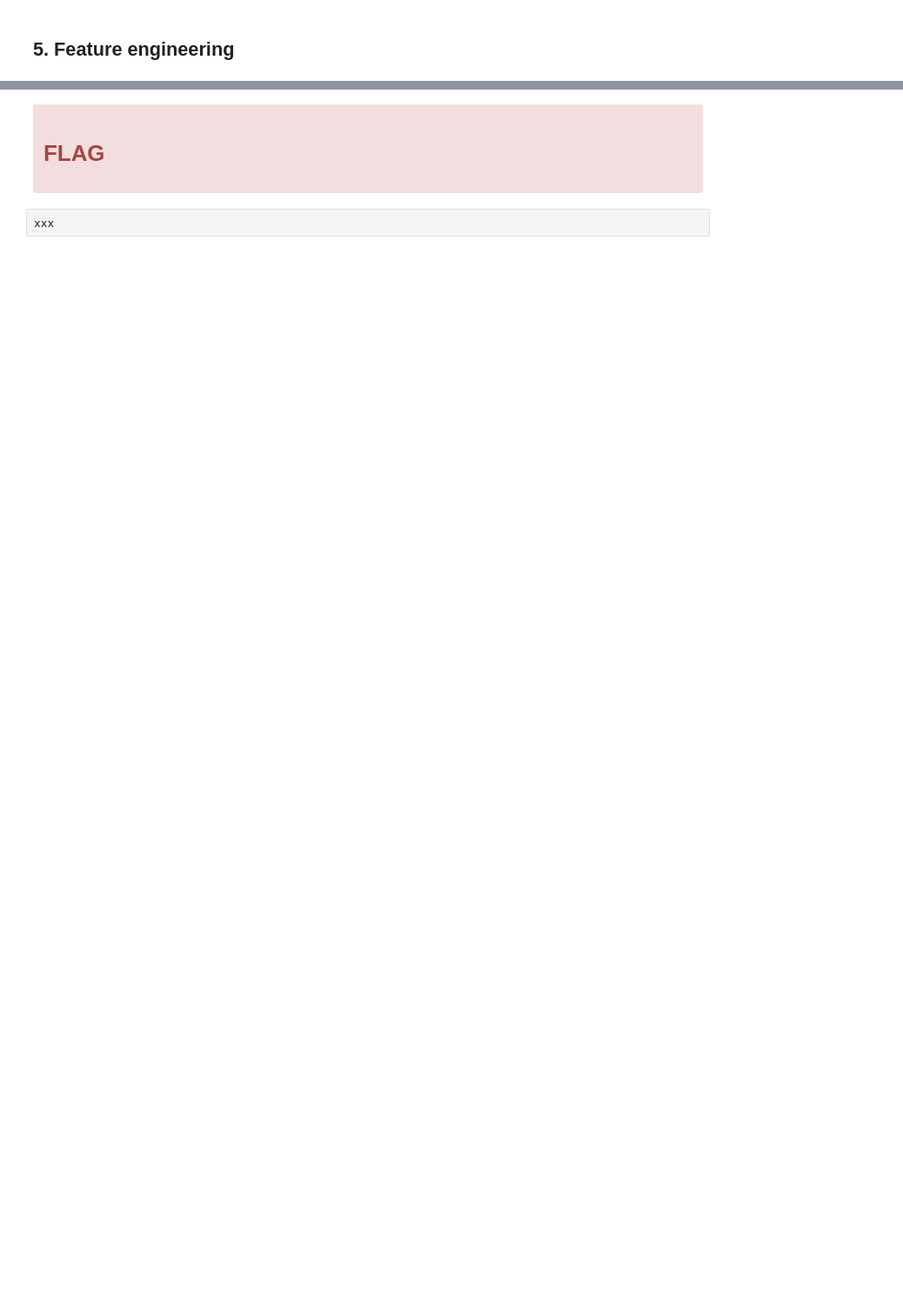
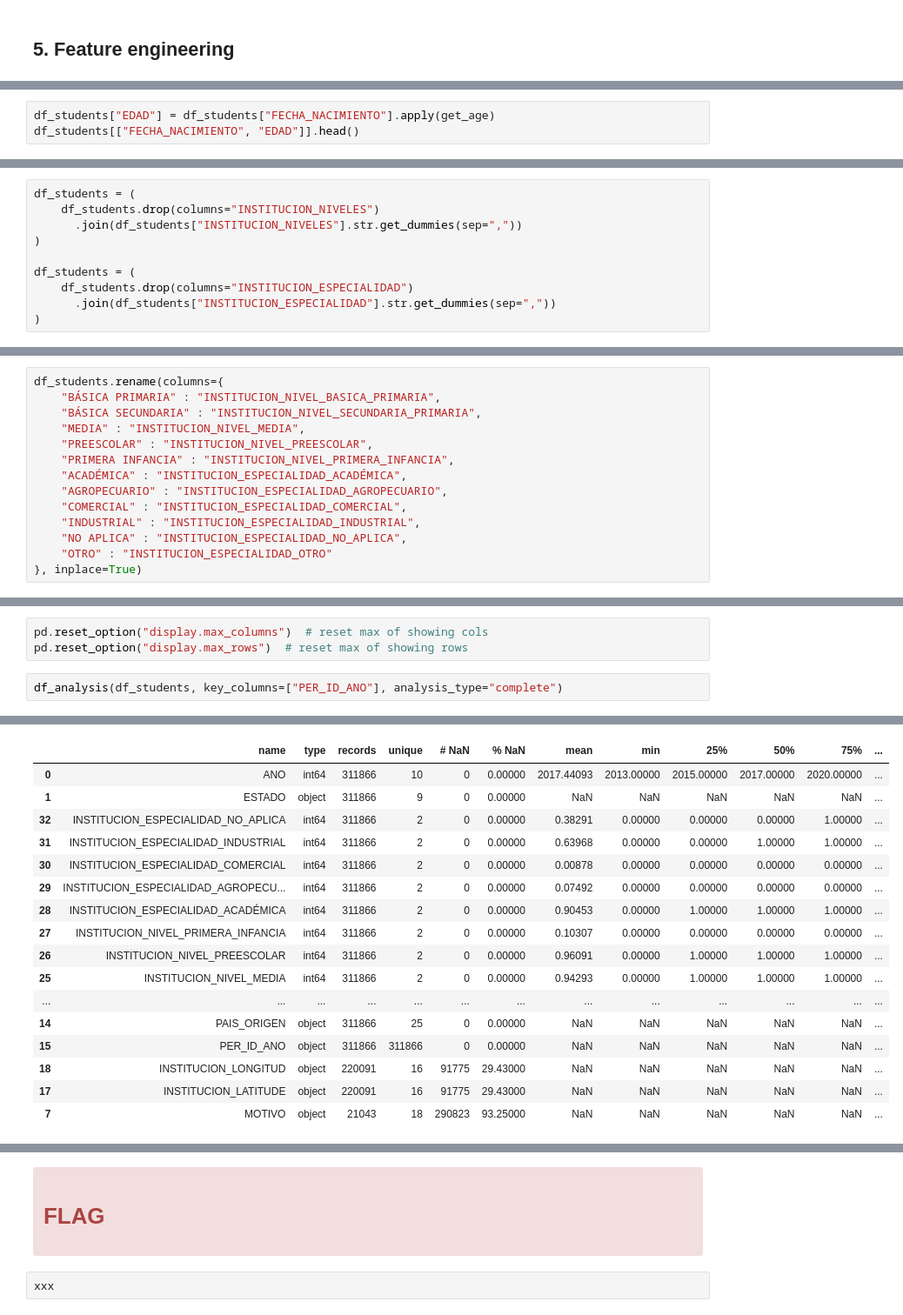
Before and after one commit to samirhinojosa/school-dropout-in-sogamoso, a Jupyter notebook: notebooks/school_dropout_eda_final.ipynb, the cells around one changed output, grey strips where cells are left out. Shown: that part at 87% size. Drawn from its saved outputs; the diff is of its cells as text; blank space fills up the shorter version.

```diff
--- a/notebooks/school_dropout_eda_final.ipynb
+++ b/notebooks/school_dropout_eda_final.ipynb
@@ -1388,0 +1174,3 @@ Detailed analysis
+# %%
+df_students["EDAD"] = df_students["FECHA_NACIMIENTO"].apply(get_age)
+df_students[["FECHA_NACIMIENTO", "EDAD"]].head()
@@ -1388,0 +1226,10 @@ Detailed analysis
+# %%
+df_students = (
+    df_students.drop(columns="INSTITUCION_NIVELES")
+      .join(df_students["INSTITUCION_NIVELES"].str.get_dummies(sep=","))
+)
+
+df_students = (
+    df_students.drop(columns="INSTITUCION_ESPECIALIDAD")
+      .join(df_students["INSTITUCION_ESPECIALIDAD"].str.get_dummies(sep=","))
+)
@@ -1388,0 +1249,14 @@ Detailed analysis
+# %%
+df_students.rename(columns={
+    "BÁSICA PRIMARIA" : "INSTITUCION_NIVEL_BASICA_PRIMARIA",
+    "BÁSICA SECUNDARIA" : "INSTITUCION_NIVEL_SECUNDARIA_PRIMARIA",
+    "MEDIA" : "INSTITUCION_NIVEL_MEDIA",
+    "PREESCOLAR" : "INSTITUCION_NIVEL_PREESCOLAR",
+    "PRIMERA INFANCIA" : "INSTITUCION_NIVEL_PRIMERA_INFANCIA",
+    "ACADÉMICA" : "INSTITUCION_ESPECIALIDAD_ACADÉMICA",
+    "AGROPECUARIO" : "INSTITUCION_ESPECIALIDAD_AGROPECUARIO",
+    "COMERCIAL" : "INSTITUCION_ESPECIALIDAD_COMERCIAL",
+    "INDUSTRIAL" : "INSTITUCION_ESPECIALIDAD_INDUSTRIAL",
+    "NO APLICA" : "INSTITUCION_ESPECIALIDAD_NO_APLICA",
+    "OTRO" : "INSTITUCION_ESPECIALIDAD_OTRO"
+}, inplace=True)
@@ -1388,0 +1289,6 @@ Detailed analysis
+# %%
+pd.reset_option("display.max_columns")  # reset max of showing cols
+pd.reset_option("display.max_rows")  # reset max of showing rows
+# %%
+df_analysis(df_students, key_columns=["PER_ID_ANO"], analysis_type="complete")
+# %% [output]
@@ -1388,0 +1313,17 @@ Detailed analysis
+|  | name | type | records | unique | # NaN | % NaN | mean | min | 25% | 50% | 75% | ... |
+| 0 | ANO | int64 | 311866 | 10 | 0 | 0.00000 | 2017.44093 | 2013.00000 | 2015.00000 | 2017.00000 | 2020.00000 | ... |
+| 1 | ESTADO | object | 311866 | 9 | 0 | 0.00000 | NaN | NaN | NaN | NaN | NaN | ... |
+| 32 | INSTITUCION_ESPECIALIDAD_NO_APLICA | int64 | 311866 | 2 | 0 | 0.00000 | 0.38291 | 0.00000 | 0.00000 | 0.00000 | 1.00000 | ... |
+| 31 | INSTITUCION_ESPECIALIDAD_INDUSTRIAL | int64 | 311866 | 2 | 0 | 0.00000 | 0.63968 | 0.00000 | 0.00000 | 1.00000 | 1.00000 | ... |
+| 30 | INSTITUCION_ESPECIALIDAD_COMERCIAL | int64 | 311866 | 2 | 0 | 0.00000 | 0.00878 | 0.00000 | 0.00000 | 0.00000 | 0.00000 | ... |
+| 29 | INSTITUCION_ESPECIALIDAD_AGROPECU... | int64 | 311866 | 2 | 0 | 0.00000 | 0.07492 | 0.00000 | 0.00000 | 0.00000 | 0.00000 | ... |
+| 28 | INSTITUCION_ESPECIALIDAD_ACADÉMICA | int64 | 311866 | 2 | 0 | 0.00000 | 0.90453 | 0.00000 | 1.00000 | 1.00000 | 1.00000 | ... |
+| 27 | INSTITUCION_NIVEL_PRIMERA_INFANCIA | int64 | 311866 | 2 | 0 | 0.00000 | 0.10307 | 0.00000 | 0.00000 | 0.00000 | 0.00000 | ... |
+| 26 | INSTITUCION_NIVEL_PREESCOLAR | int64 | 311866 | 2 | 0 | 0.00000 | 0.96091 | 0.00000 | 1.00000 | 1.00000 | 1.00000 | ... |
+| 25 | INSTITUCION_NIVEL_MEDIA | int64 | 311866 | 2 | 0 | 0.00000 | 0.94293 | 0.00000 | 1.00000 | 1.00000 | 1.00000 | ... |
+| ... | ... | ... | ... | ... | ... | ... | ... | ... | ... | ... | ... | ... |
+| 14 | PAIS_ORIGEN | object | 311866 | 25 | 0 | 0.00000 | NaN | NaN | NaN | NaN | NaN | ... |
+| 15 | PER_ID_ANO | object | 311866 | 311866 | 0 | 0.00000 | NaN | NaN | NaN | NaN | NaN | ... |
+| 18 | INSTITUCION_LONGITUD | object | 220091 | 16 | 91775 | 29.43000 | NaN | NaN | NaN | NaN | NaN | ... |
+| 17 | INSTITUCION_LATITUDE | object | 220091 | 16 | 91775 | 29.43000 | NaN | NaN | NaN | NaN | NaN | ... |
+| 7 | MOTIVO | object | 21043 | 18 | 290823 | 93.25000 | NaN | NaN | NaN | NaN | NaN | ... |
```
Also changed, not shown: parts of 44 cells of this notebook.
